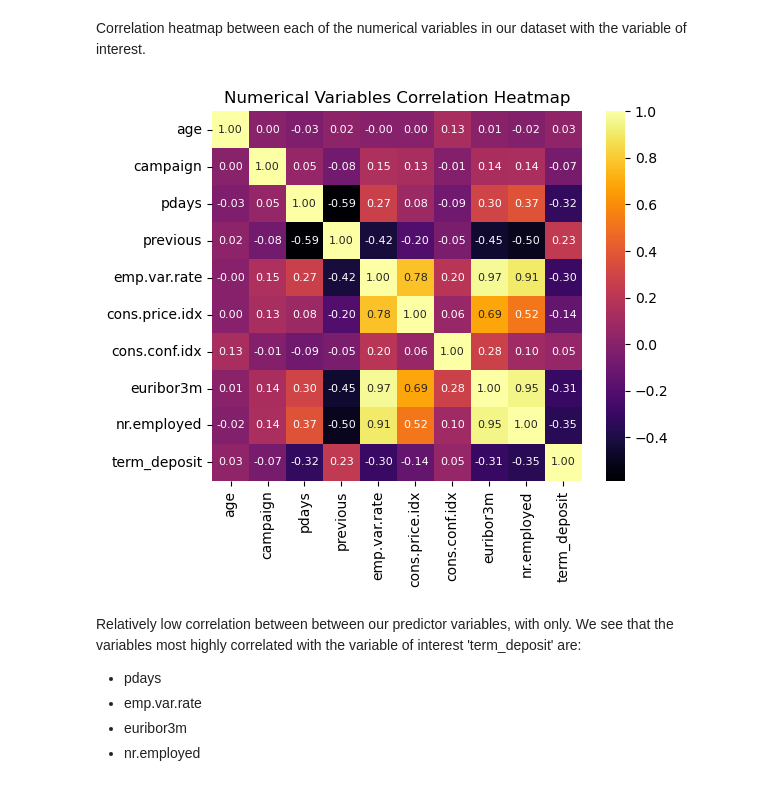
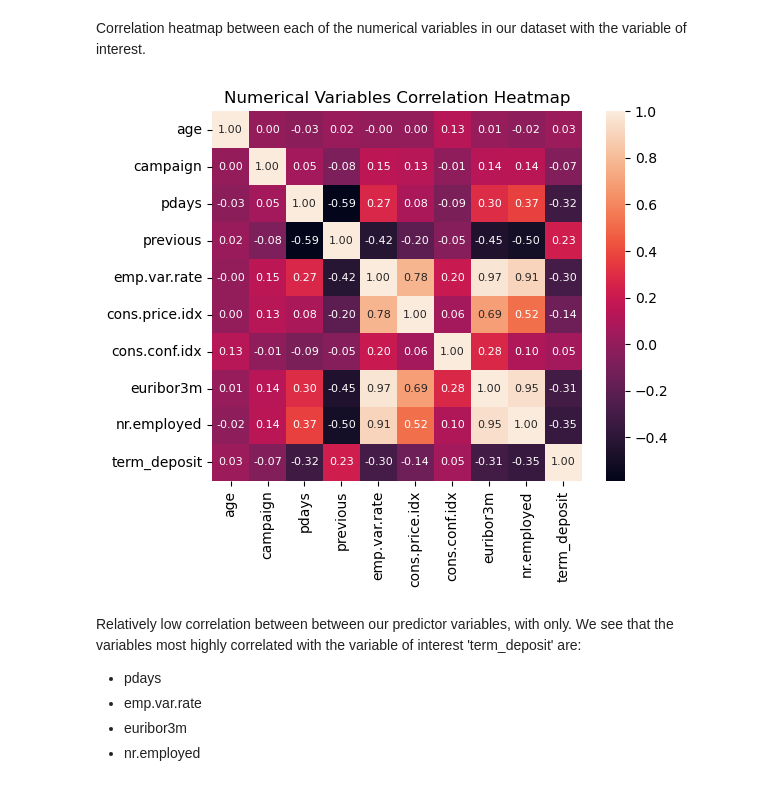
Before and after one commit to gav-conn/ML-Group-Project, a Jupyter notebook: main.ipynb, the cells around one changed output. Cells and saved outputs as stored; diff of their text form; code cells hidden in the pictures.

```diff
--- a/main.ipynb
+++ b/main.ipynb
@@ -206,15 +220,15 @@ Correlation heatmap between each of the numerical variables in our dataset with
 # %%
 numer_vars = ['age', 'campaign', 'pdays', 'previous', 'emp.var.rate', 'cons.price.idx',
               'cons.conf.idx', 'euribor3m', 'nr.employed', 'term_deposit']
 
 corr_matrix = df[numer_vars].corr()
 cols = corr_matrix.columns
 hm = sns.heatmap(corr_matrix, cbar=True, annot=True, square=True, fmt='.2f',
-                 annot_kws={'size': 8}, yticklabels=cols, xticklabels=cols, cmap='inferno')
+                 annot_kws={'size': 8}, yticklabels=cols, xticklabels=cols, cmap='rocket')
 hm.set_title("Numerical Variables Correlation Heatmap")
 plt.show()
 # %% [output]
-[figure, old version]
+[figure, new version]
 # %% [markdown]
 Relatively low correlation between between our predictor variables, with only. We see that the variables most highly correlated with the variable of interest 'term_deposit' are:
 * pdays
```
Also changed, not shown: parts of 24 cells of this notebook.
